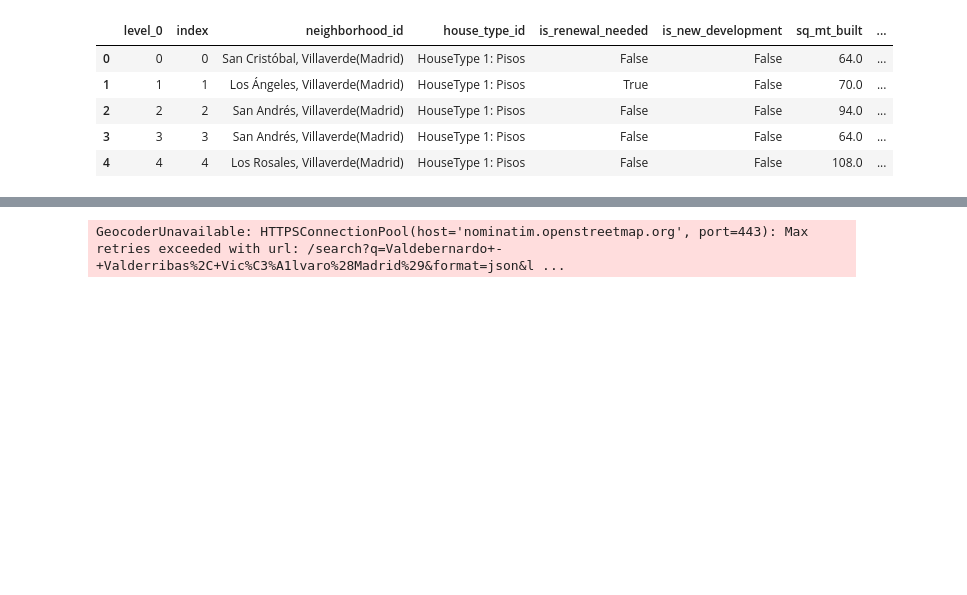
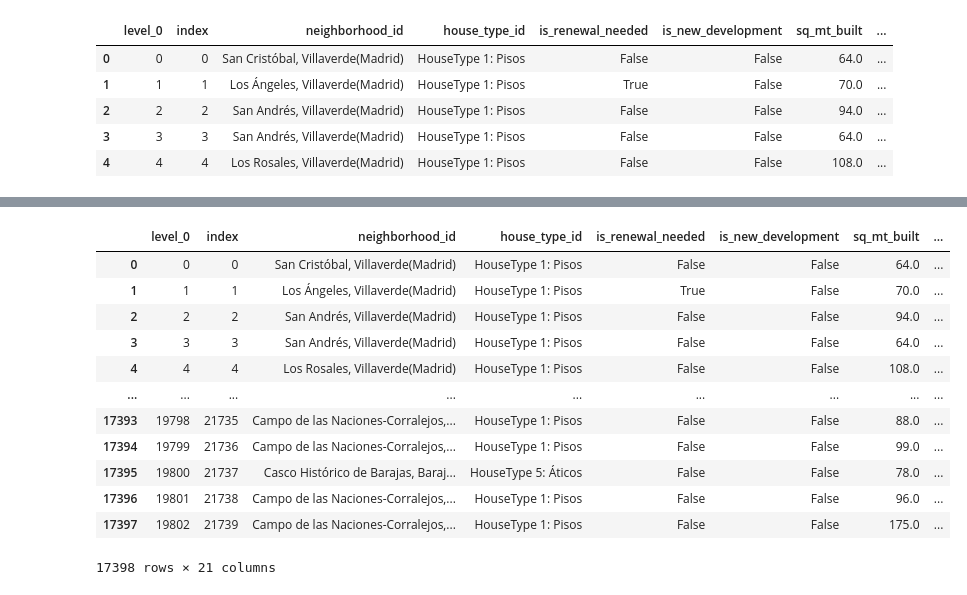
Before and after one commit to Jav1-Mart1nez/Proyecto-final, a Jupyter notebook: jupyter_notebooks/Madrid_houses_clean.ipynb, the cells around one changed output, grey strips where cells are left out. Saved outputs shown, nothing was run; the diff lists cells and outputs as text; code cells hidden in the pictures; blank space fills up the shorter version.

Commit message:
data_cleanup_finished

```diff
--- a/jupyter_notebooks/Madrid_houses_clean.ipynb
+++ b/jupyter_notebooks/Madrid_houses_clean.ipynb
@@ -212,0 +327,19 @@ sales_houses_clean.head()
+# %%
+geolocator = Nominatim(user_agent="http")
+
+coordict = {}
+for neigh in coord1:
+
+        locate = geolocator.geocode(neigh, timeout=7)
+        coordict[neigh]= [locate.latitude, locate.longitude]
+# %%
+coordict.update({'Valdebernardo - Valderribas, Vicálvaro(Madrid)': [40.401583333333, -3.5990944444444],
+                 'El Cañaveral - Los Berrocales, Vicálvaro(Madrid)': [40.404289, -3.5466159],
+                 'Ensanche de Vallecas - La Gavia, Villa de Vallecas(Madrid)':[40.36923675, -3.61257634577546],
+                 'Los Cármenes, Latina(Madrid)': [40.406944, -3.726389],
+                 '12 de Octubre-Orcasur, Usera(Madrid)': [40.37415595, -3.69876507544298],
+                 'Arroyo del Fresno, Fuencarral(Madrid)': [40.5009575, -3.7196907],
+                 'Buena Vista, Carabanchel(Madrid)': [40.3728306, -3.7430863],
+                 'Casco Histórico de Barajas, Barajas(Madrid)': [40.47984005, -3.5802507041958],
+                 'Campo de las Naciones-Corralejos, Barajas(Madrid)': [40.4597489, -3.61273751083333]})
+coordict
@@ -212,0 +364,36 @@ sales_houses_clean.head()
+# %%
+# Obtengo la columna latitud.
+
+latitude = []
+for loc in sales_houses_clean["neighborhood_id"]:
+    for key, value in coordict.items():
+        if key == loc:
+            latitude.append(value[0])
+
+sales_houses_clean["latitude"] = pd.DataFrame(latitude)
+# %%
+# Obtengo la columna longitude.
+
+longitude = []
+for loc in sales_houses_clean["neighborhood_id"]:
+    for key, value in coordict.items():
+        if key == loc:
+            longitude.append(value[1])
+
+sales_houses_clean["longitude"] = pd.DataFrame(longitude)
+# %%
+sales_houses_clean
+# %% [output]
+|  | level_0 | index | neighborhood_id | house_type_id | is_renewal_needed | is_new_development | sq_mt_built | ... |
+| 0 | 0 | 0 | San Cristóbal, Villaverde(Madrid) | HouseType 1: Pisos | False | False | 64.0 | ... |
+| 1 | 1 | 1 | Los Ángeles, Villaverde(Madrid) | HouseType 1: Pisos | True | False | 70.0 | ... |
+| 2 | 2 | 2 | San Andrés, Villaverde(Madrid) | HouseType 1: Pisos | False | False | 94.0 | ... |
+| 3 | 3 | 3 | San Andrés, Villaverde(Madrid) | HouseType 1: Pisos | False | False | 64.0 | ... |
+| 4 | 4 | 4 | Los Rosales, Villaverde(Madrid) | HouseType 1: Pisos | False | False | 108.0 | ... |
+| ... | ... | ... | ... | ... | ... | ... | ... | ... |
+| 17393 | 19798 | 21735 | Campo de las Naciones-Corralejos,... | HouseType 1: Pisos | False | False | 88.0 | ... |
+| 17394 | 19799 | 21736 | Campo de las Naciones-Corralejos,... | HouseType 1: Pisos | False | False | 99.0 | ... |
+| 17395 | 19800 | 21737 | Casco Histórico de Barajas, Baraj... | HouseType 5: Áticos | False | False | 78.0 | ... |
+| 17396 | 19801 | 21738 | Campo de las Naciones-Corralejos,... | HouseType 1: Pisos | False | False | 96.0 | ... |
+| 17397 | 19802 | 21739 | Campo de las Naciones-Corralejos,... | HouseType 1: Pisos | False | False | 175.0 | ... |
+17398 rows × 21 columns
@@ -213,7 +402,5 @@ sales_houses_clean.head()
 # %%
-geolocator = Nominatim(user_agent="http")
+#geolocator = Nominatim(user_agent="http")
 
-sales_houses_clean["latitude"] = sales_houses_clean["neighborhood_id"].apply(geolocator.geocode).apply(lambda x: (x.latitude))
-sales_houses_clean["longitude"] = sales_houses_clean["neighborhood_id"].apply(geolocator.geocode).apply(lambda x: (x.longitude))
+#sales_houses_clean["latitude"] = sales_houses_clean["neighborhood_id"].apply(geolocator.geocode, timeout=1000000).apply(lambda x: (x.latitude))
+#sales_houses_clean["longitude"] = sales_houses_clean["neighborhood_id"].apply(geolocator.geocode, timeout=1000000).apply(lambda x: (x.longitude))
-# %% [output]
-GeocoderUnavailable: HTTPSConnectionPool(host='nominatim.openstreetmap.org', port=443): Max retries exceeded with url: /search?q=Valdebernardo+-+Valderribas%2C+Vic%C3%A1lvaro%28Madrid%29&format=json&l ...
```
Also changed, not shown: parts of 7 cells of this notebook, 2 other files.
